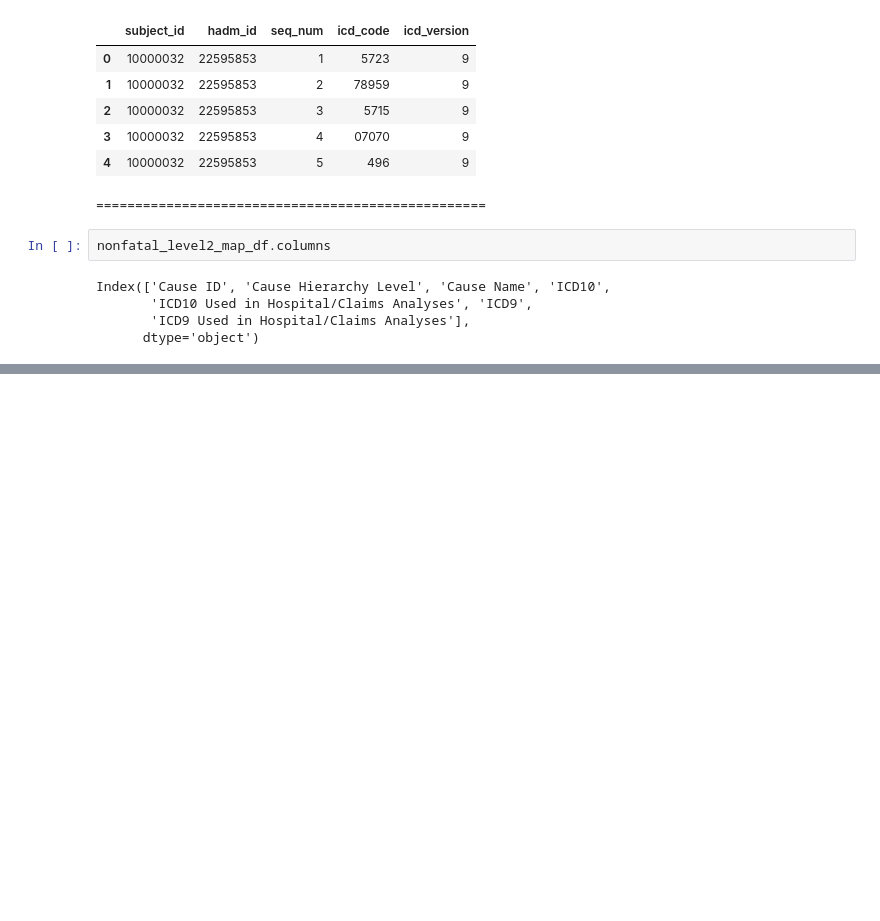
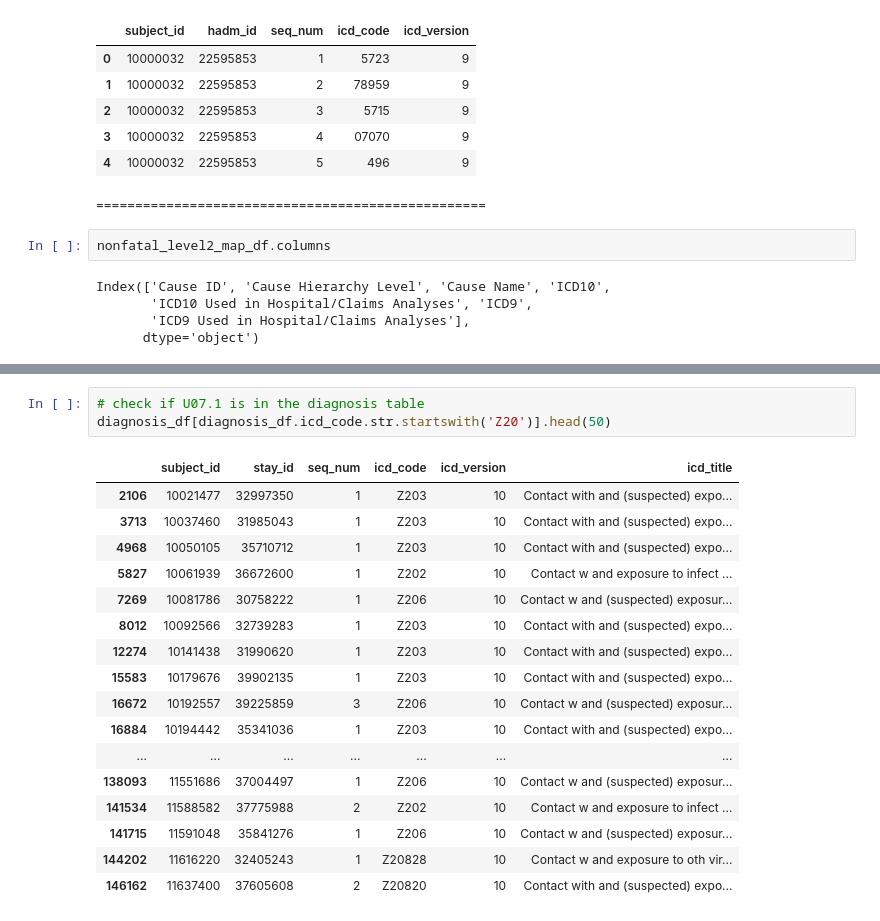
Before and after one commit to JewelsHovan/Milestone-I, a Jupyter notebook: src/Narrative.ipynb, the cells around one changed output, grey strips where cells are left out. Saved outputs shown, nothing was run; the diff lists cells and outputs as text; blank space fills up the shorter version.

```diff
--- a/src/Narrative.ipynb
+++ b/src/Narrative.ipynb
@@ -845,0 +1019,21 @@ KeyError: 'Cuase Hierarchy Level'
+# %%
+# check if U07.1 is in the diagnosis table
+diagnosis_df[diagnosis_df.icd_code.str.startswith('Z20')].head(50)
+# %% [output]
+|  | subject_id | stay_id | seq_num | icd_code | icd_version | icd_title |
+| 2106 | 10021477 | 32997350 | 1 | Z203 | 10 | Contact with and (suspected) expo... |
+| 3713 | 10037460 | 31985043 | 1 | Z203 | 10 | Contact with and (suspected) expo... |
+| 4968 | 10050105 | 35710712 | 1 | Z203 | 10 | Contact with and (suspected) expo... |
+| 5827 | 10061939 | 36672600 | 1 | Z202 | 10 | Contact w and exposure to infect ... |
+| 7269 | 10081786 | 30758222 | 1 | Z206 | 10 | Contact w and (suspected) exposur... |
+| 8012 | 10092566 | 32739283 | 1 | Z203 | 10 | Contact with and (suspected) expo... |
+| 12274 | 10141438 | 31990620 | 1 | Z203 | 10 | Contact with and (suspected) expo... |
+| 15583 | 10179676 | 39902135 | 1 | Z203 | 10 | Contact with and (suspected) expo... |
+| 16672 | 10192557 | 39225859 | 3 | Z206 | 10 | Contact w and (suspected) exposur... |
+| 16884 | 10194442 | 35341036 | 1 | Z203 | 10 | Contact with and (suspected) expo... |
+| ... | ... | ... | ... | ... | ... | ... |
+| 138093 | 11551686 | 37004497 | 1 | Z206 | 10 | Contact w and (suspected) exposur... |
+| 141534 | 11588582 | 37775988 | 2 | Z202 | 10 | Contact w and exposure to infect ... |
+| 141715 | 11591048 | 35841276 | 1 | Z206 | 10 | Contact w and (suspected) exposur... |
+| 144202 | 11616220 | 32405243 | 1 | Z20828 | 10 | Contact w and exposure to oth vir... |
+| 146162 | 11637400 | 37605608 | 2 | Z20820 | 10 | Contact with and (suspected) expo... |
```
Also changed, not shown: parts of 16 cells of this notebook, 4 other files.
